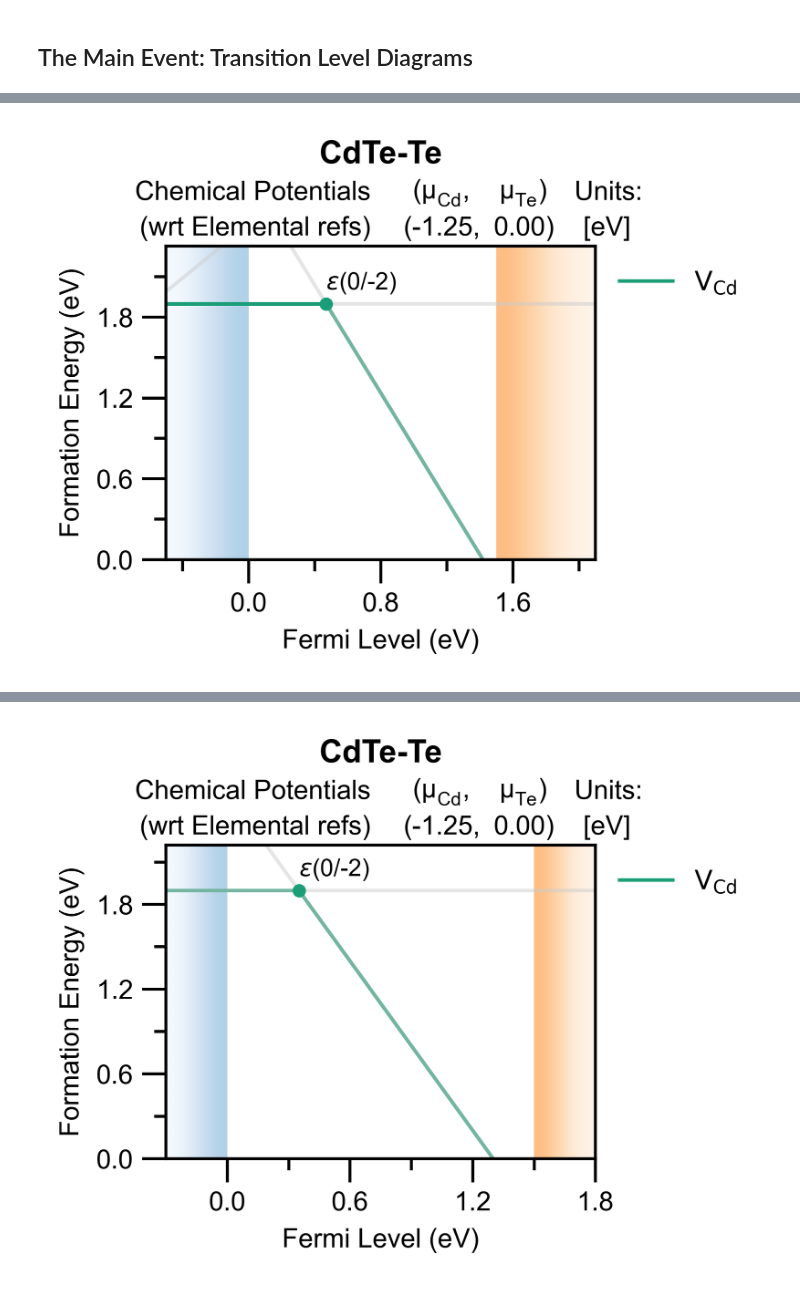
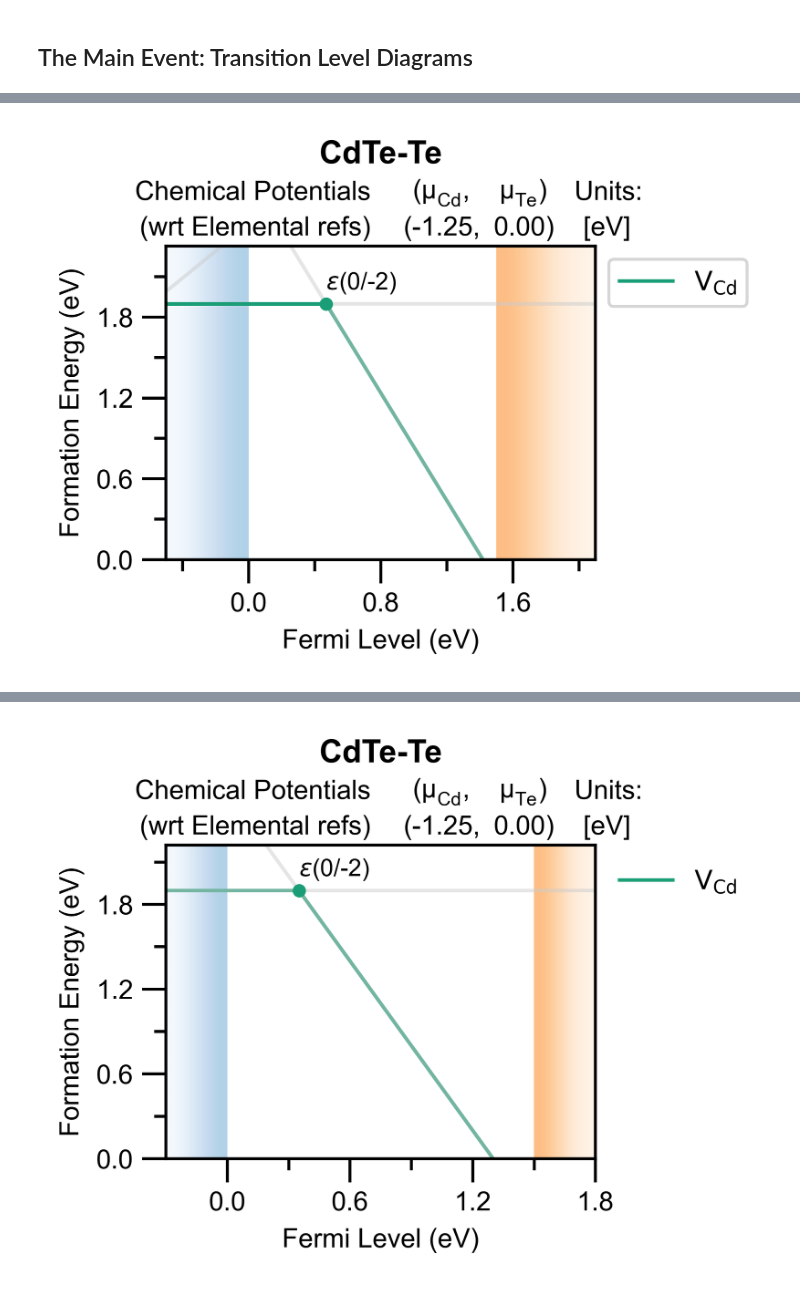
Before and after one commit to teruya7/doped, a Jupyter notebook: doped_Parsing_Example.ipynb, the cells around one changed output, grey strips where cells are left out. Cells and saved outputs as stored; diff of their text form; code cells hidden in the pictures.

```diff
--- a/doped_Parsing_Example.ipynb
+++ b/doped_Parsing_Example.ipynb
@@ -223,5 +208,3 @@ parsed_CdTe_defects_dict.update(parsed_vac_Cd_dict)
 dope_stuff.save_to_pickle(parsed_CdTe_defects_dict, 'Pickled_stuff/parsed_CdTe_defects_dict.pickle')
 # %% [markdown]
 ## The Main Event: Transition Level Diagrams
-# %%
-vac_Cd_defects_dict = dope_stuff.load_from_pickle("Pickled_Shit/parsed_vac_Cd_dict.pickle") # Frey corrected
@@ -237,4 +210,0 @@ adjusted_lz_vac_Cd_dpd = dope_stuff.dpd_from_parsed_defect_dict(adjusted_lz_vac_
-# %%
-vac_Cd_dpd = dope_stuff.dpd_from_parsed_defect_dict(vac_Cd_defects_dict)
-dope_stuff.save_to_pickle(vac_Cd_dpd, "Pickled_Shit/vac_Cd_dpd.pickle")
-vac_Cd_dpd = dope_stuff.load_from_pickle("Pickled_Shit/vac_Cd_dpd.pickle")
@@ -240,0 +213,5 @@ vac_Cd_dpd = dope_stuff.load_from_pickle("Pickled_Shit/vac_Cd_dpd.pickle")
+# %%
+vac_Cd_defects_dict = dope_stuff.load_from_pickle("Pickled_stuff/parsed_vac_Cd_dict.pickle") # Freysoldt corrected defects
+
+# generate DefectPhaseDiagram object so we can plot/tabulate formation energies, calculate charge transition levels etc:
+vac_Cd_dpd = dope_stuff.dpd_from_parsed_defect_dict(vac_Cd_defects_dict)
@@ -241,2 +226,2 @@ vac_Cd_dpd = dope_stuff.load_from_pickle("Pickled_Shit/vac_Cd_dpd.pickle")
 # %%
-cdte_chempots = dope_stuff.load_from_pickle("Pickled_Shit/cdte_chempot_limits.pickle")
+cdte_chempots = dope_stuff.load_from_pickle("Pickled_stuff/cdte_chempot_limits.pickle")
@@ -247,12 +272,14 @@ Add manual chempots example
 # %%
 def_plot = dope_stuff.formation_energy_plot(
     vac_Cd_dpd,
     cdte_chempots,
     auto_labels=True,
     xlim=(-0.5, 2.1),
     emphasis=True,
+    frameon=True,
     pd_facets=["CdTe-Te"],
-    filename="V_Cd_Frey_Te-Rich.pdf"
+    saved=True, # Save plot and give filename
+    filename="V_Cd_Formation_Energy_Te-Rich.pdf"
 )
 # %% [output]
-[figure, old version]
+[figure, new version]
```
Also changed, not shown: parts of 26 cells of this notebook.
